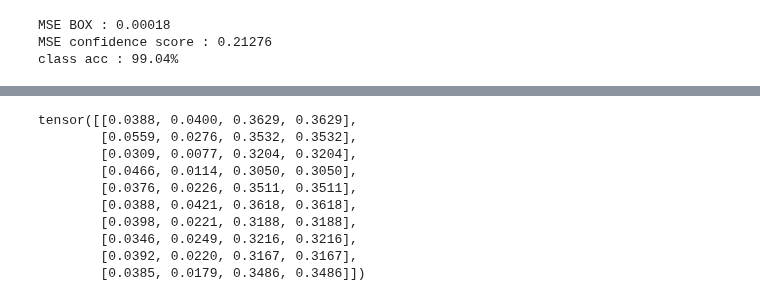
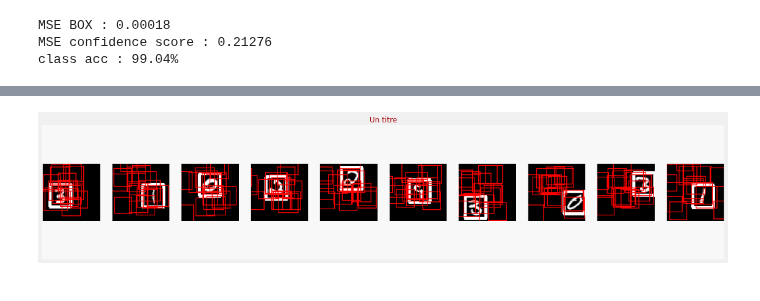
Before and after one commit to E-delweiss/Food_Recognition, a Jupyter notebook: YOLO_MNIST_Localization.ipynb, the cells around one changed output, grey strips where cells are left out. Cells and saved outputs as stored; diff of their text form; code cells hidden in the pictures.

Commit message:
Adding and modifying plot functions.
Modifying plot functions to plot all predicted bboxes in red and
true bboxes in white. All label, iou etc are commented for now.

```diff
--- a/YOLO_MNIST_Localization.ipynb
+++ b/YOLO_MNIST_Localization.ipynb
@@ -723,2 +704,22 @@ MATPLOTLIB_FONT_DIR = os.path.join(os.path.dirname(plt.__file__), "mpl-data/font
+# %%
+def draw_bounding_boxes_on_image_array(image:np.ndarray, boxes:dict, color:list=[],
+                                       thickness:int=1, display_str_list:tuple=()):
+  """Draws bounding boxes on image (numpy array).
+
+  Args:
+    image: a numpy array object.
+    ####boxes: a 2 dimensional numpy array of [N, 4]: (ymin, xmin, ymax, xmax).
+           The coordinates are in normalized format between [0, 1].######
+    color: color to draw bounding box. Default is red.
+    thickness: line thickness. Default value is 4.
+    display_str_list_list: a list of strings for each bounding box.
+  Raises:
+    ValueError: if boxes is not a [N, 4] array
+  """
+  image_pil = PIL.Image.fromarray(image)
+  rgbimg = PIL.Image.new("RGBA", image_pil.size)
+  rgbimg.paste(image_pil)
+  draw_bounding_boxes_on_image(rgbimg, boxes, color, thickness, display_str_list)
+  return np.array(rgbimg)
 # %%
 ################################################################################
@@ -886,13 +808,4 @@ for cell_i in range(6):
-# %%
-bbox_preds[50:60, 2, 3, :4]
-# %% [output]
-tensor([[0.0388, 0.0400, 0.3629, 0.3629],
-        [0.0559, 0.0276, 0.3532, 0.3532],
-        [0.0309, 0.0077, 0.3204, 0.3204],
-        [0.0466, 0.0114, 0.3050, 0.3050],
-        [0.0376, 0.0226, 0.3511, 0.3511],
-        [0.0388, 0.0421, 0.3618, 0.3618],
-        [0.0398, 0.0221, 0.3188, 0.3188],
-        [0.0346, 0.0249, 0.3216, 0.3216],
-        [0.0392, 0.0220, 0.3167, 0.3167],
-        [0.0385, 0.0179, 0.3486, 0.3486]])
+# %%
+display_digits_with_boxes(img, label_preds, labels, bbox_preds, bbox_true, "Un titre")
+# %% [output]
+[figure, added]
```
Also changed, not shown: parts of 6 cells of this notebook.
